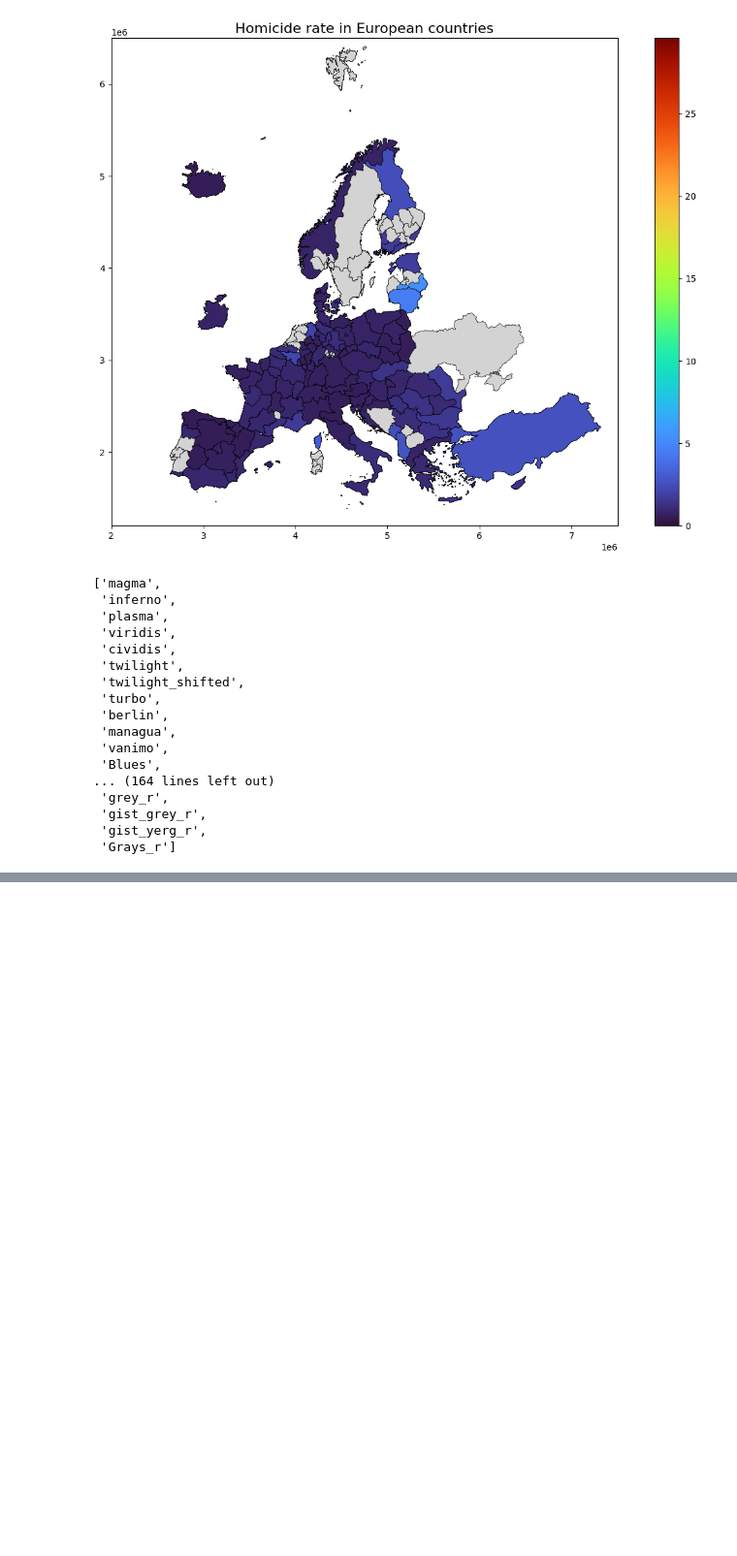
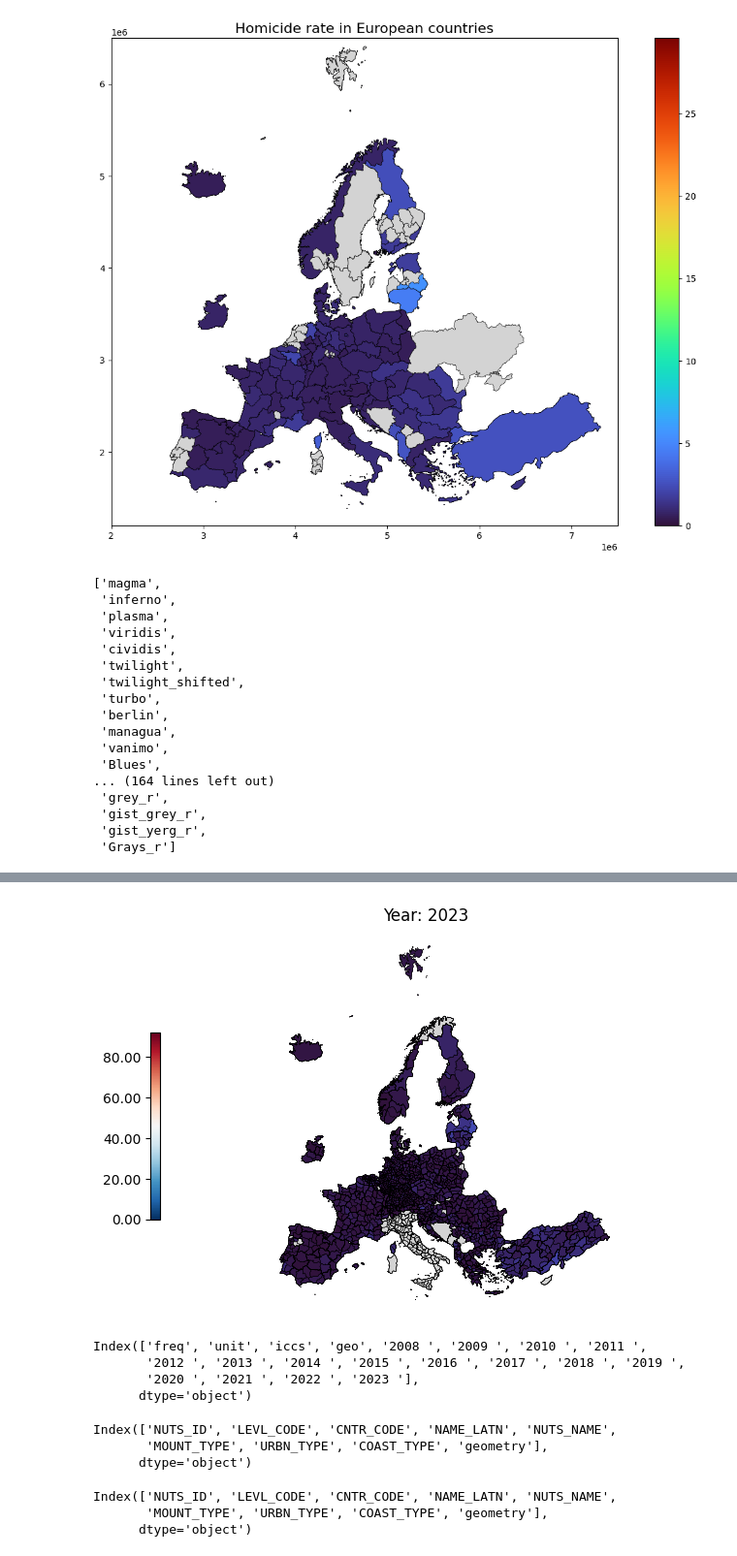
Before and after one commit to piStacya/CRIME_ANALYSIS_DS, a Jupyter notebook: Notebooks/Riigid_ja_regioonid.ipynb, the cells around one changed output, grey strips where cells are left out. Shown at 97% size. Cells and saved outputs as stored; diff of their text form; code cells hidden in the pictures; blank space fills up the shorter version.

```diff
--- a/Notebooks/Riigid_ja_regioonid.ipynb
+++ b/Notebooks/Riigid_ja_regioonid.ipynb
@@ -565,0 +640,79 @@ list(colormaps)
+# %%
+from matplotlib.animation import FuncAnimation, PillowWriter
+homicide_df_uP = iccs_uP["ICCS0101"].copy()
+hom3a = homicide_df_uP.copy()
+hom3_ani = hom3a[["geo","2008 ","2009 ","2010 ","2011 ","2012 ","2013 ","2014 ","2015 ","2016 ","2017 ","2018 ","2019 ","2020 ","2021 ","2022 ","2023 "]]
+
+hom10_geo_ani = nuts_geo_by10M.merge(
+    hom3_ani, left_on=map_key, right_on=data_key, how="right"
+)
+
+# Initialize the plot
+fig, ax = plt.subplots(figsize=(15, 15))
+
+# Set fixed axis limits
+xlim = (2000000, 7500000)
+ylim = (1200000, 6500000)
+ax.set_xlim(2000000, 7500000)
+ax.set_ylim(1200000, 6500000)
+
+# Plot initial boundaries
+boundary = hom10_geo_ani.boundary.plot(ax=ax, edgecolor='black', linewidth=0.3)
+
+# Initialize the colorbar variable with a fixed normalization
+norm = plt.Normalize(vmin=hom3_ani.iloc[:, 1:].min().min(), vmax=hom3_ani.iloc[:, 1:].max().max())
+sm = plt.cm.ScalarMappable(cmap='RdBu_r', norm=norm)
+sm.set_array([])  # Only needed for adding the colorbar
+colorbar = fig.colorbar(sm, ax=ax,location='left', orientation='vertical', shrink=0.5, format='%.2f')
+
+# Function to update the plot for each year
+def animate(year):
+    ax.clear()
+
+    # Set the fixed axis limits
+    ax.set_xlim(xlim)
+    ax.set_ylim(ylim)
+    ax.set_axis_off()
+
+    # Plot initial boundaries
+    boundary = hom10_geo_ani.boundary.plot(ax=ax, edgecolor='black', linewidth=0.3)
+
+    # Plot the data for the current year
+    hom10_geo_ani.plot(
+        ax=ax, column=year, legend=False, cmap='turbo', norm=norm, missing_kwds={'color': 'lightgrey'}
+    )
+
+    # Add year annotation at the top
+    ax.annotate(f'Year: {year}', xy=(0.5, 1.05), xycoords='axes fraction', fontsize=12, ha='center')
+
+# Create the animation
+years = hom3_ani.columns[1:]  # Skip the 'State' column
+animation = FuncAnimation(fig, animate, frames=years, repeat=False, interval=1000)
+
+# Save the animation as a GIF
+writer = PillowWriter(fps=1)
+animation.save('Europe_regions.gif', writer=writer)
+
+# Show the plot
+plt.show()
+# %% [output]
+[figure, added]
+# %%
+print(homicide_df_uP.columns)
+# %% [output]
+Index(['freq', 'unit', 'iccs', 'geo', '2008 ', '2009 ', '2010 ', '2011 ',
+       '2012 ', '2013 ', '2014 ', '2015 ', '2016 ', '2017 ', '2018 ', '2019 ',
+       '2020 ', '2021 ', '2022 ', '2023 '],
+      dtype='object')
+# %%
+print(europe_map_gdf.columns)
+# %% [output]
+Index(['NUTS_ID', 'LEVL_CODE', 'CNTR_CODE', 'NAME_LATN', 'NUTS_NAME',
+       'MOUNT_TYPE', 'URBN_TYPE', 'COAST_TYPE', 'geometry'],
+      dtype='object')
+# %%
+europe_map_gdf.columns
+# %% [output]
+Index(['NUTS_ID', 'LEVL_CODE', 'CNTR_CODE', 'NAME_LATN', 'NUTS_NAME',
+       'MOUNT_TYPE', 'URBN_TYPE', 'COAST_TYPE', 'geometry'],
+      dtype='object')
```
Also changed, not shown: parts of 5 cells of this notebook, 4 other files.
